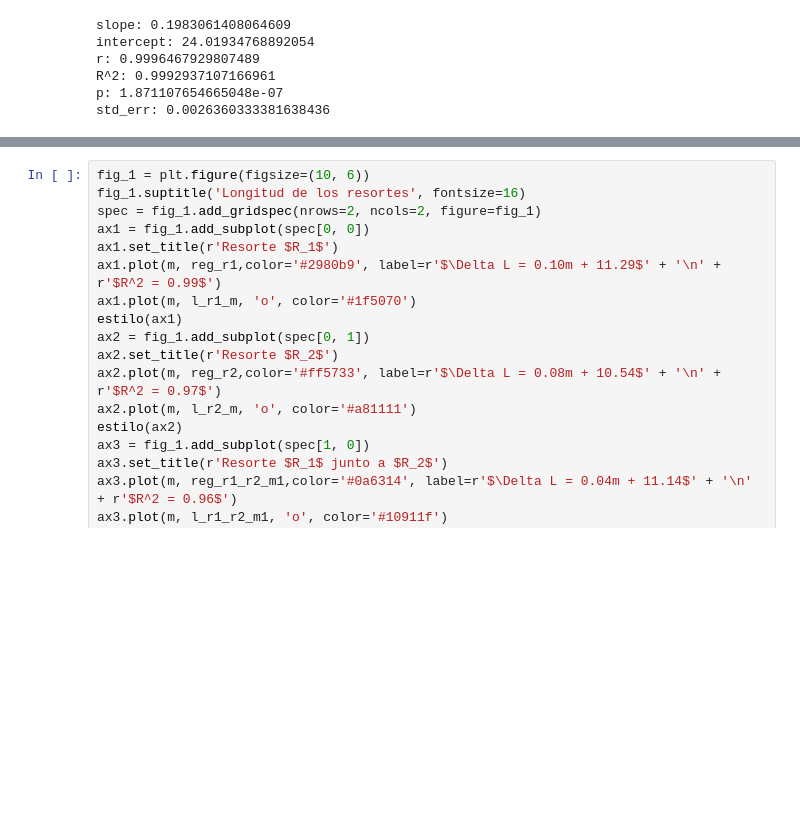
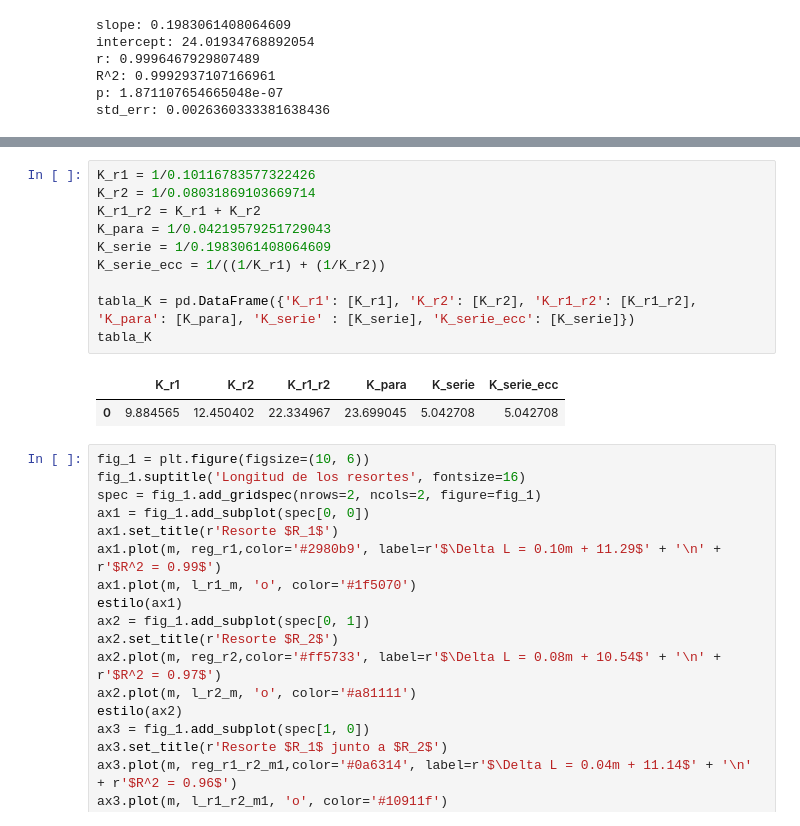
Before and after one commit to Juaan00/Laboratorios_mecanica_FEM, a Jupyter notebook: resorte/resorte.ipynb, the cells around one changed output, grey strips where cells are left out. Drawn from its saved outputs; the diff is of its cells as text; blank space fills up the shorter version.

```diff
--- a/resorte/resorte.ipynb
+++ b/resorte/resorte.ipynb
@@ -118,3 +132,16 @@ std_err: 0.0026360333381638436
+# %%
+K_r1 = 1/0.10116783577322426
+K_r2 = 1/0.08031869103669714
+K_r1_r2 = K_r1 + K_r2
+K_para = 1/0.04219579251729043
+K_serie = 1/0.1983061408064609
+K_serie_ecc = 1/((1/K_r1) + (1/K_r2))
+
+tabla_K = pd.DataFrame({'K_r1': [K_r1], 'K_r2': [K_r2], 'K_r1_r2': [K_r1_r2], 'K_para': [K_para], 'K_serie' : [K_serie], 'K_serie_ecc': [K_serie]})
+tabla_K
+# %% [output]
+|  | K_r1 | K_r2 | K_r1_r2 | K_para | K_serie | K_serie_ecc |
+| 0 | 9.884565 | 12.450402 | 22.334967 | 23.699045 | 5.042708 | 5.042708 |
 # %%
 fig_1 = plt.figure(figsize=(10, 6))
 fig_1.suptitle('Longitud de los resortes', fontsize=16)
```
Also changed, not shown: parts of 1 cell of this notebook.
